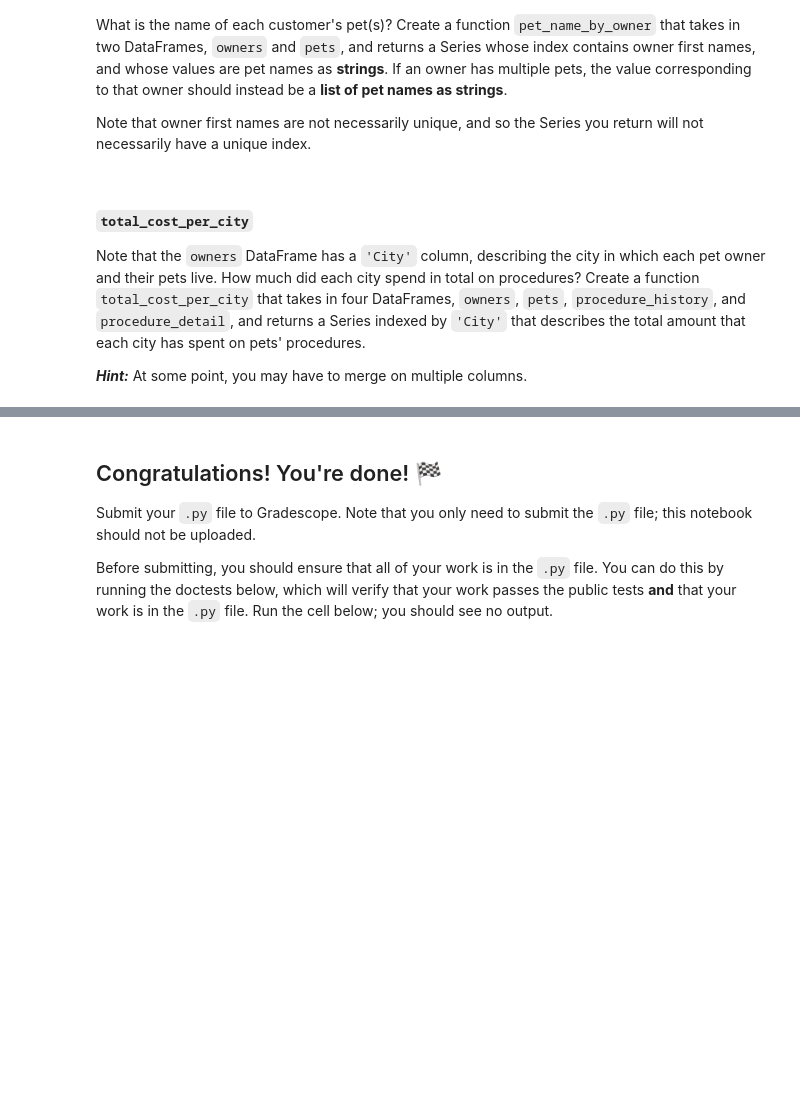
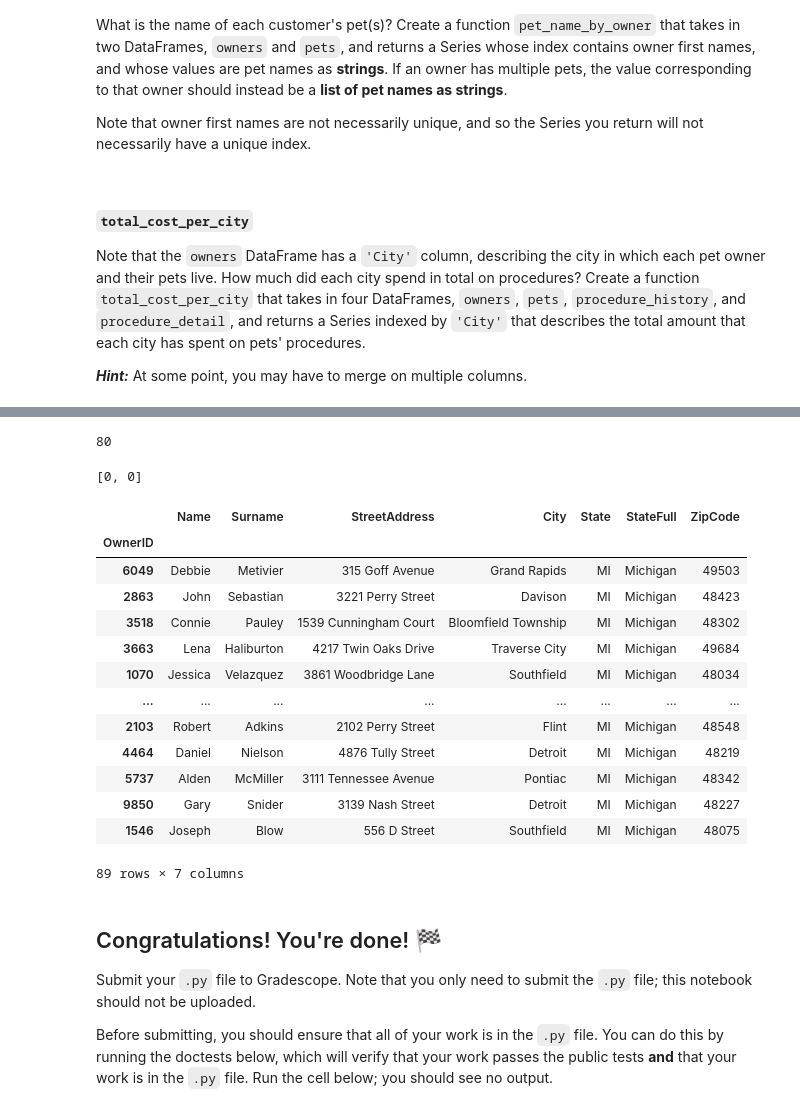
Before and after one commit to zaki1503/dsc80-2022-fa, a Jupyter notebook: labs/03-hyp-dataframes/assignment/lab.ipynb, the cells around one changed output, grey strips where cells are left out. Drawn from its saved outputs; the diff is of its cells as text; code cells hidden in the pictures; blank space fills up the shorter version.

```diff
--- a/labs/03-hyp-dataframes/assignment/lab.ipynb
+++ b/labs/03-hyp-dataframes/assignment/lab.ipynb
@@ -342,3 +605,73 @@ Note that the `owners` DataFrame has a `'City'` column, describing the city in w
+# %%
+lates = [75]
+n = 2
+
+sorted(lates)[::-1] #O(nlogn)
+
+ec = [50,30,20] + (n-3)*[10]
+out = 0
+i = n
+while i > 0:
+    if lates[0] > ec[0]:
+        out+=lates[0]
+        if len(lates) == 1:
+            lates = n*[0]
+        else:
+            lates = lates[1:]
+        i-=1
+    else:
+        out += ec[0]
+        ec = ec[1:]
+        i-=1
+
+
+out
+# %% [output]
+80
+# %%
+2*[0]
+# %% [output]
+[0, 0]
+# %%
+owners = pd.read_csv('data/pets/Owners.csv')
+pets = pd.read_csv('data/pets/Pets.csv')
+multipletowners = set(pets[pets['OwnerID'].duplicated(keep=False)]['OwnerID'].to_list())
+owners = owners.set_index('OwnerID')
+
+out = pd.Series(dtype='object')
+out
+
+pets[pets['OwnerID']==5508]['Name'].to_list()
+
+def helper(key):
+    if key in multipletowners:
+        return (owners.loc[key]['Name'],
+                pets[pets['OwnerID']==key]['Name'].to_list())
+    else:
+        return (owners.loc[key]['Name'],
+                pets[pets['OwnerID']==key]['Name'].to_list()[0])
+
+
+tuplist = pets['OwnerID'].apply(helper).to_list()
+idx, values = zip(*tuplist)
+out = pd.Series(values, idx)
+
+owners
+# %% [output]
+|  | Name | Surname | StreetAddress | City | State | StateFull | ZipCode |
+| OwnerID |  |  |  |  |  |  |  |
+| 6049 | Debbie | Metivier | 315 Goff Avenue | Grand Rapids | MI | Michigan | 49503 |
+| 2863 | John | Sebastian | 3221 Perry Street | Davison | MI | Michigan | 48423 |
+| 3518 | Connie | Pauley | 1539 Cunningham Court | Bloomfield Township | MI | Michigan | 48302 |
+| 3663 | Lena | Haliburton | 4217 Twin Oaks Drive | Traverse City | MI | Michigan | 49684 |
+| 1070 | Jessica | Velazquez | 3861 Woodbridge Lane | Southfield | MI | Michigan | 48034 |
+| ... | ... | ... | ... | ... | ... | ... | ... |
+| 2103 | Robert | Adkins | 2102 Perry Street | Flint | MI | Michigan | 48548 |
+| 4464 | Daniel | Nielson | 4876 Tully Street | Detroit | MI | Michigan | 48219 |
+| 5737 | Alden | McMiller | 3111 Tennessee Avenue | Pontiac | MI | Michigan | 48342 |
+| 9850 | Gary | Snider | 3139 Nash Street | Detroit | MI | Michigan | 48227 |
+| 1546 | Joseph | Blow | 556 D Street | Southfield | MI | Michigan | 48075 |
+89 rows × 7 columns
 # %%
 # do not edit this cell -- it is needed for the tests
 pets_fp = os.path.join('data', 'pets', 'Pets.csv')
```
Also changed, not shown: parts of 8 cells of this notebook, 4 other files.
